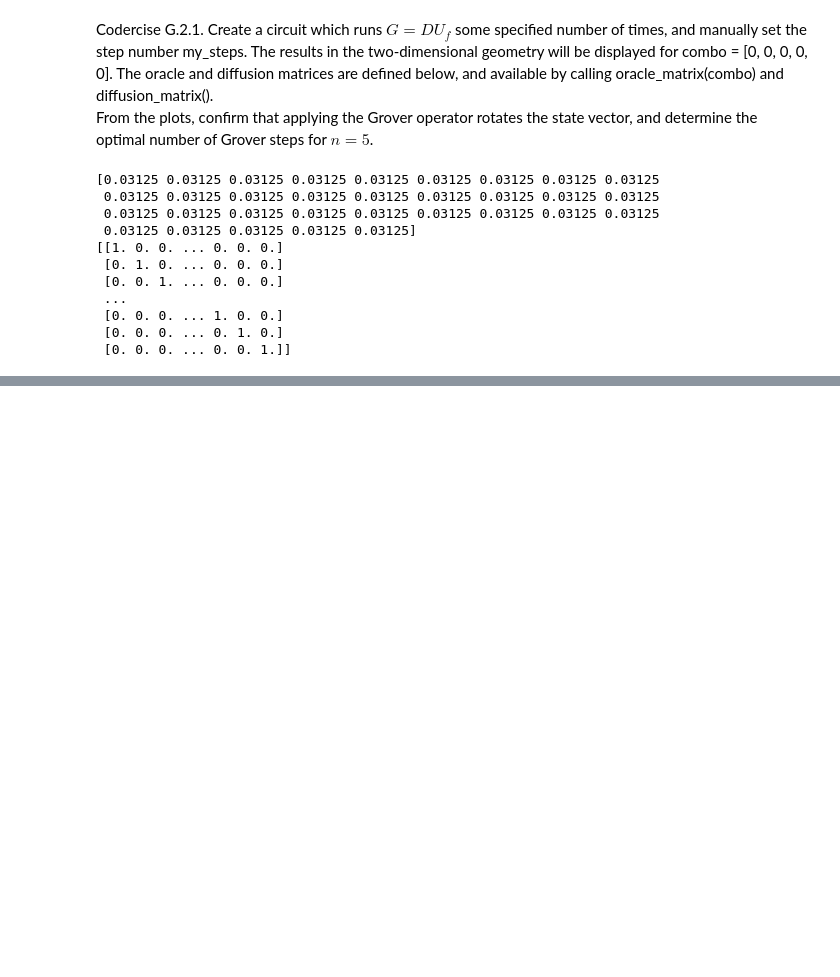
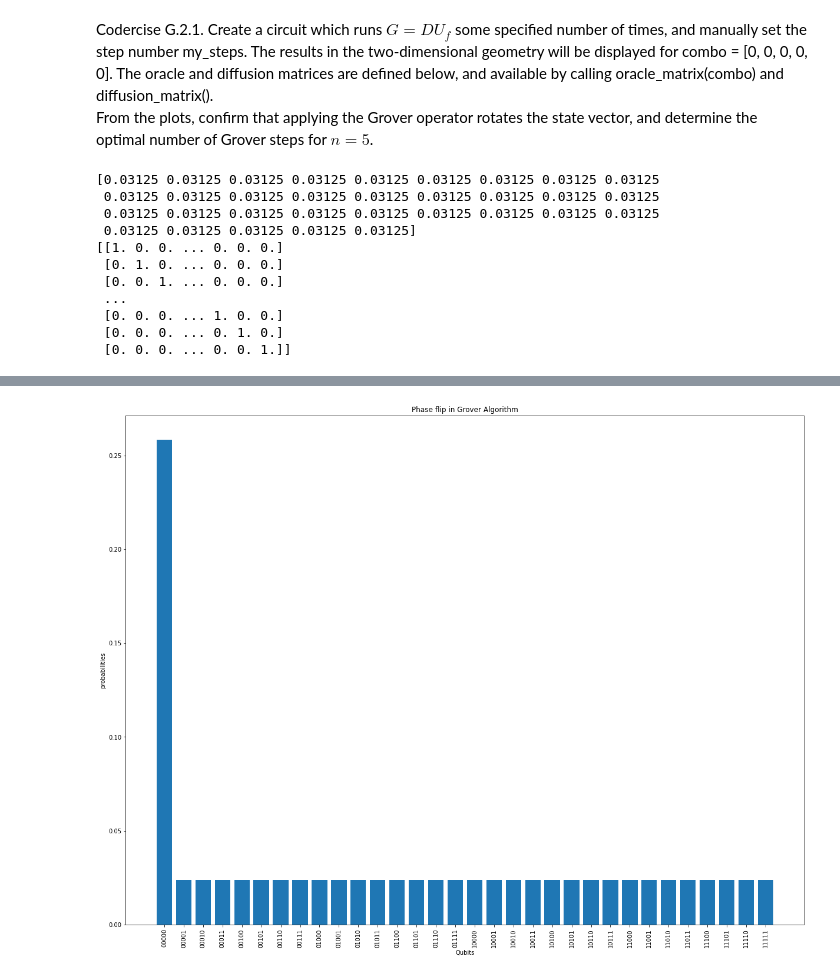
Before and after one commit to Baylor-AI/mt_QC_JO, a Jupyter notebook: Quantum Computing/Grover.ipynb, the cells around one changed output, grey strips where cells are left out. Saved outputs shown, nothing was run; the diff lists cells and outputs as text; code cells hidden in the pictures; blank space fills up the shorter version.

Commit message:
Solved G.3
This is a codercise for Grover search, searching for the combo with single scan. In this module we are provided with the concepts of aux qubit

```diff
--- a/Quantum Computing/Grover.ipynb
+++ b/Quantum Computing/Grover.ipynb
@@ -252,0 +286,5 @@ my_steps = 4 # YOUR STEP NUMBER HERE
+# %%
+a = np.eye(3,3)
+b = np.eye(3,3)
+c = a **2  + b.T **2
+c.shape
@@ -252,0 +340,34 @@ my_steps = 4 # YOUR STEP NUMBER HERE
+# %%
+@qml.qnode(dev)
+def grover_circuit(combo):
+    """Apply the MultiControlledX Grover operator and return probabilities on
+    query register.
+
+    Args:
+        combo (list[int]): A list of bits representing the secret combination.
+
+    Returns:
+        array[float]: Measurement outcome probabilities.
+    """
+    hadamard_transform(query_register)
+    qml.PauliX(wires=aux)
+    qml.Hadamard(wires=aux)
+    oracle(combo)
+    diffusion()
+    return qml.probs(wires=query_register)
+ans = grover_circuit([0,0,0,0,0])
+# %%
+def plot_results(ans):
+    fig = plt.figure(figsize=(8,8))
+    ax = fig.add_axes([0,0,1,1])
+    ranges  = [np.binary_repr(i,5) for i in range(len(ans))]
+    plt.title("Phase flip in Grover Algorithm")
+    ax.bar(ranges,ans)
+    plt.xlabel("Qubits")
+    plt.ylabel("probabilities")
+    plt.xticks(rotation=90)
+    plt.show()
+# %%
+plot_results(ans)
+# %% [output]
+[figure, added]
```
Also changed, not shown: parts of 8 cells of this notebook.
